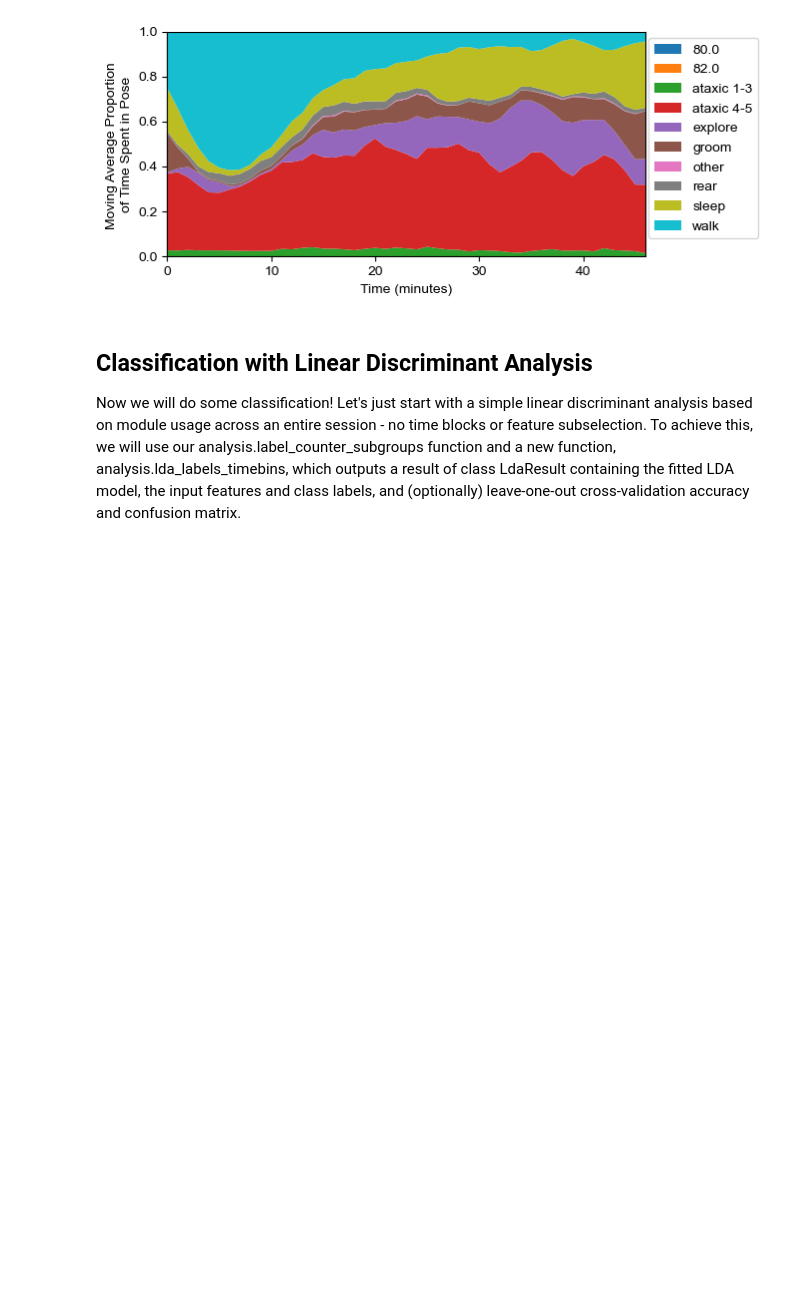
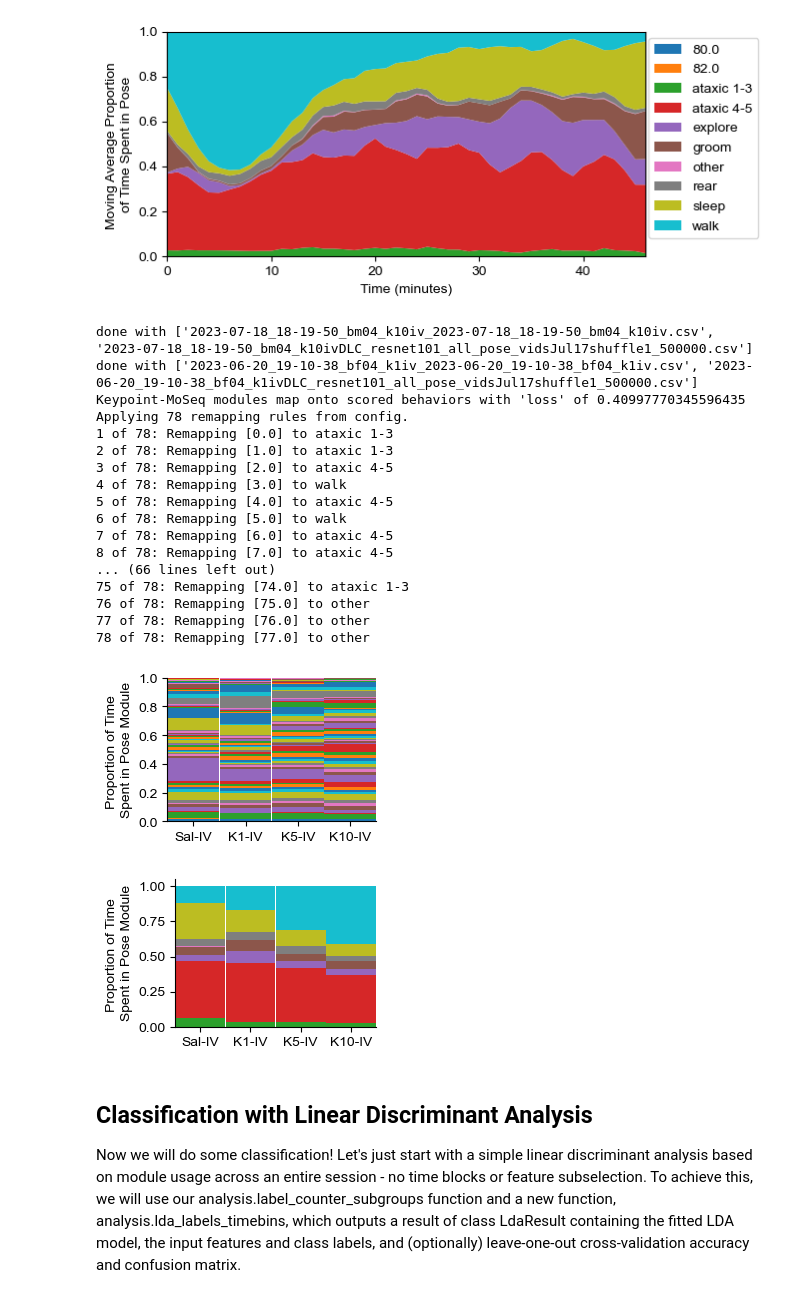
Before and after one commit to s-ewbank/MARIPoSA, a Jupyter notebook: demo/demo1_start.ipynb, the cells around one changed output. Cells and saved outputs as stored; diff of their text form; code cells hidden in the pictures; blank space fills up the shorter version.

```diff
--- a/demo/demo1_start.ipynb
+++ b/demo/demo1_start.ipynb
@@ -159,6 +213,41 @@ Applying 78 remapping rules from config.
 [figure]
 [figure]
 [figure]
+# %%
+alt_xticks=["Sal-IV","K1-IV","K5-IV","K10-IV"]
+figW=3
+figH=2
+
+labels_df, n_modules = analysis.label_counter_subgroups(config,0,1200,selected_subgroups=selected_subgroups)
+plot.plot_module_usage_stacked(config,labels_df,0,1200,alt_xticks=alt_xticks,figW=figW,figH=figH,legend=None)
+if save==True:
+    plt.savefig(save_path+"stacked_doseresp_usage.png",dpi=500)
+
+BORIS_to_pose_mat, BORIS_to_pose_mat_normalized, loss = analysis.BORIS_to_pose(config)
+labels_df = analysis.make_remappings_from_BORIS(config, labels_df, BORIS_to_pose_mat)
+plot.plot_module_usage_stacked(config,labels_df,0,1200,alt_xticks=alt_xticks,figW=figW,figH=figH,legend=None)
+if save==True:
+    plt.savefig(save_path+"stacked_doseresp_usage_remapped.png",dpi=500)
+# %% [output]
+done with ['2023-07-18_18-19-50_bm04_k10iv_2023-07-18_18-19-50_bm04_k10iv.csv', '2023-07-18_18-19-50_bm04_k10ivDLC_resnet101_all_pose_vidsJul17shuffle1_500000.csv']
+done with ['2023-06-20_19-10-38_bf04_k1iv_2023-06-20_19-10-38_bf04_k1iv.csv', '2023-06-20_19-10-38_bf04_k1ivDLC_resnet101_all_pose_vidsJul17shuffle1_500000.csv']
+Keypoint-MoSeq modules map onto scored behaviors with 'loss' of 0.40997770345596435
+Applying 78 remapping rules from config.
+1 of 78: Remapping [0.0] to ataxic 1-3
+2 of 78: Remapping [1.0] to ataxic 1-3
+3 of 78: Remapping [2.0] to ataxic 4-5
+4 of 78: Remapping [3.0] to walk
+5 of 78: Remapping [4.0] to ataxic 4-5
+6 of 78: Remapping [5.0] to walk
+7 of 78: Remapping [6.0] to ataxic 4-5
+8 of 78: Remapping [7.0] to ataxic 4-5
+... (66 lines left out)
+75 of 78: Remapping [74.0] to ataxic 1-3
+76 of 78: Remapping [75.0] to other
+77 of 78: Remapping [76.0] to other
+78 of 78: Remapping [77.0] to other
+[figure, added]
+[figure, added]
 # %% [markdown]
 ## Classification with Linear Discriminant Analysis
 
```
Also changed, not shown: parts of 9 cells of this notebook, 5 other files.
